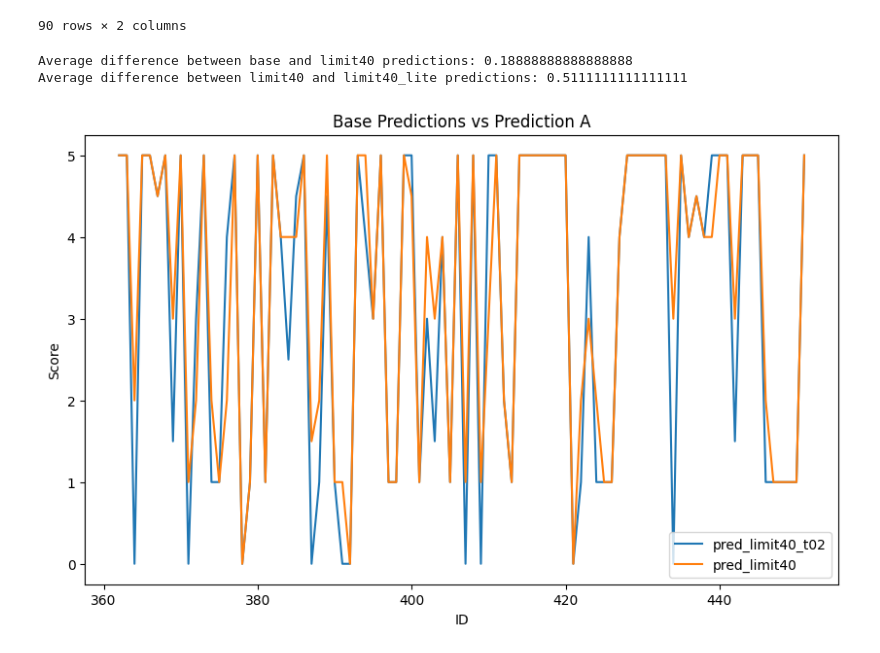
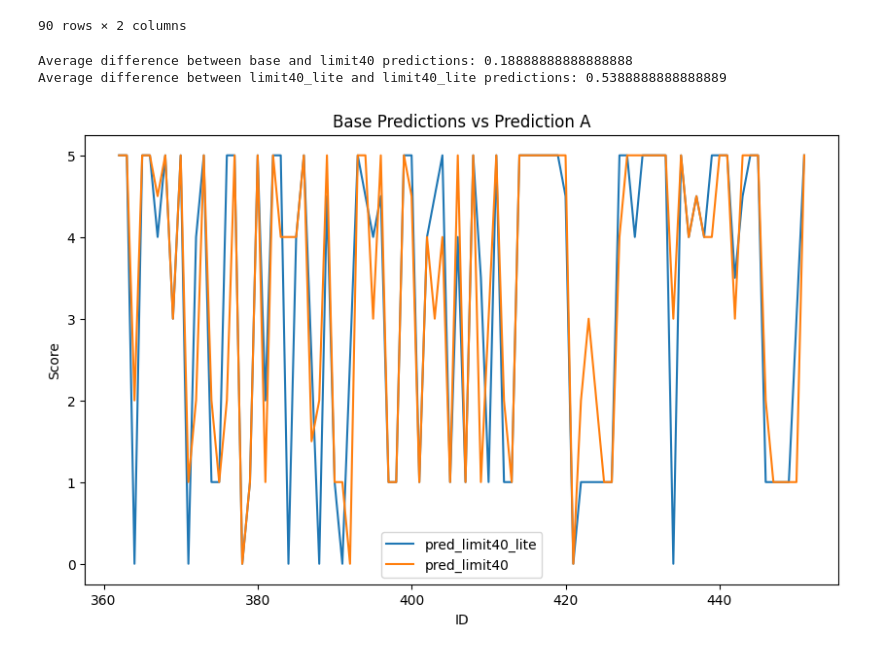
Before and after one commit to bookpanda/2110572-NLP-SYS, a Jupyter notebook: codes/midterm/midterm_prompt.ipynb, the cells around one changed output. Drawn from its saved outputs; the diff is of its cells as text; code cells hidden in the pictures.

Commit message:
lite suskcs

```diff
--- a/codes/midterm/midterm_prompt.ipynb
+++ b/codes/midterm/midterm_prompt.ipynb
@@ -389,29 +396,29 @@ def avg_diff(a: pd.DataFrame, b: pd.DataFrame) -> float:
 # print(f"Average difference between base and sorted predictions: {avg_diff(base_predictions, pred_sorted)}")
 print(f"Average difference between base and limit40 predictions: {avg_diff(base_predictions, pred_limit40)}")
 # print(f"Average difference between limit40 and limit40_t02 predictions: {avg_diff(pred_limit40, pred_limit40_t02)}")
-print(f"Average difference between limit40 and limit40_lite predictions: {avg_diff(pred_limit40, pred_limit40_lite)}")
+print(f"Average difference between limit40_lite and limit40_lite predictions: {avg_diff(pred_limit40, pred_limit40_lite)}")
 # print(f"Average difference between base and limit45 predictions: {avg_diff(base_predictions, pred_limit45)}")
 # print(f"Average difference between limit40 and limit45 predictions: {avg_diff(pred_limit40, pred_limit45)}")
 # %% [output]
 Average difference between base and limit40 predictions: 0.18888888888888888
-Average difference between limit40 and limit40_lite predictions: 0.5111111111111111
+Average difference between limit40_lite and limit40_lite predictions: 0.5388888888888889
 # %%
 import matplotlib.pyplot as plt
 
 plt.figure(figsize=(10, 6))
 # plt.plot(base_predictions['ID'], base_predictions['score'], label='Base Predictions')
 # plt.plot(pred_sorted['ID'], pred_sorted['score'], label='pred_sorted')
 # plt.plot(pred_cot1['ID'], pred_cot1['score'], label='pred_cot1')
 # plt.plot(pred_limit10['ID'], pred_limit10['score'], label='pred_limit10')
 # plt.plot(pred_limit18['ID'], pred_limit18['score'], label='pred_limit18')
 # plt.plot(pred_limit40_t02['ID'], pred_limit40_t02['score'], label='pred_limit40_t02')
-plt.plot(pred_limit40['ID'], pred_limit40_lite['score'], label='pred_limit40')
+plt.plot(pred_limit40['ID'], pred_limit40_lite['score'], label='pred_limit40_lite')
 plt.plot(pred_limit40['ID'], pred_limit40['score'], label='pred_limit40')
 # plt.plot(pred_limit45['ID'], pred_limit45['score'], label='pred_limit45')
 plt.xlabel('ID')
 plt.ylabel('Score')
 plt.legend()
 plt.title('Base Predictions vs Prediction A')
 plt.show()
 # %% [output]
-[figure, old version]
+[figure, new version]
```
Also changed, not shown: parts of 6 cells of this notebook, 1 other file.
